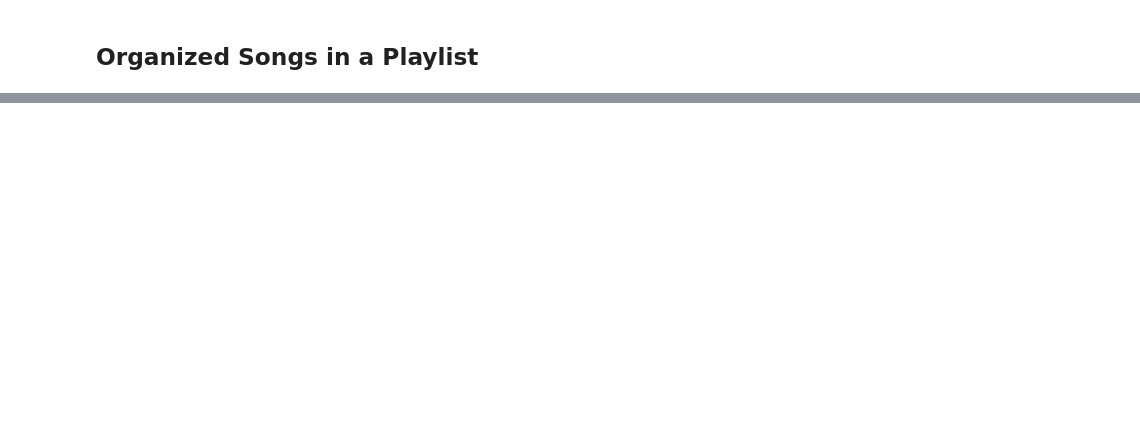
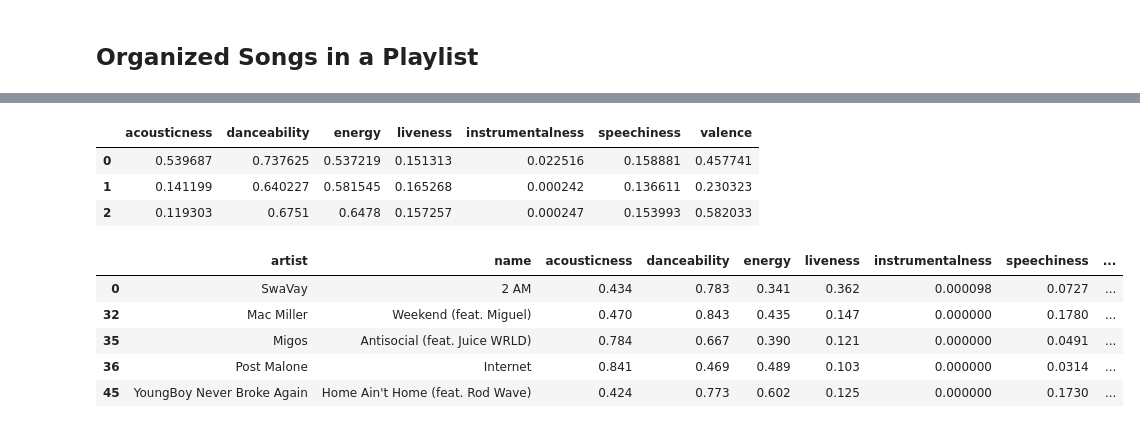
Before and after one commit to hluebbering/music-clustering, a Jupyter notebook: scripts/notebook.ipynb, the cells around one changed output, grey strips where cells are left out. Saved outputs shown, nothing was run; the diff lists cells and outputs as text; code cells hidden in the pictures; blank space fills up the shorter version.

```diff
--- a/scripts/notebook.ipynb
+++ b/scripts/notebook.ipynb
@@ -644,0 +552,25 @@ for p in predictions:
+# %%
+playlist_tracks['group'] = list(kmeans.labels_)
+playlist_tracks = playlist_tracks.astype({'group': str})
+# %%
+means = pd.DataFrame(index = range(0,3),
+                    columns = list(playlist_tracks[playlist_tracks['group'] == '0'].describe().loc['mean'].index))
+means.iloc[0] = playlist_tracks[playlist_tracks['group'] == '0'].describe().loc['mean']
+means.iloc[1] = playlist_tracks[playlist_tracks['group'] == '1'].describe().loc['mean']
+means.iloc[2] = playlist_tracks[playlist_tracks['group'] == '2'].describe().loc['mean']
+means
+# %% [output]
+|  | acousticness | danceability | energy | liveness | instrumentalness | speechiness | valence |
+| 0 | 0.539687 | 0.737625 | 0.537219 | 0.151313 | 0.022516 | 0.158881 | 0.457741 |
+| 1 | 0.141199 | 0.640227 | 0.581545 | 0.165268 | 0.000242 | 0.136611 | 0.230323 |
+| 2 | 0.119303 | 0.6751 | 0.6478 | 0.157257 | 0.000247 | 0.153993 | 0.582033 |
+# %%
+playlist_tracks = playlist_tracks.sort_values(by = ['group'])
+playlist_tracks.head()
+# %% [output]
+|  | artist | name | acousticness | danceability | energy | liveness | instrumentalness | speechiness | ... |
+| 0 | SwaVay | 2 AM | 0.434 | 0.783 | 0.341 | 0.362 | 0.000098 | 0.0727 | ... |
+| 32 | Mac Miller | Weekend (feat. Miguel) | 0.470 | 0.843 | 0.435 | 0.147 | 0.000000 | 0.1780 | ... |
+| 35 | Migos | Antisocial (feat. Juice WRLD) | 0.784 | 0.667 | 0.390 | 0.121 | 0.000000 | 0.0491 | ... |
+| 36 | Post Malone | Internet | 0.841 | 0.469 | 0.489 | 0.103 | 0.000000 | 0.0314 | ... |
+| 45 | YoungBoy Never Broke Again | Home Ain't Home (feat. Rod Wave) | 0.424 | 0.773 | 0.602 | 0.125 | 0.000000 | 0.1730 | ... |
```
Also changed, not shown: parts of 27 cells of this notebook.
